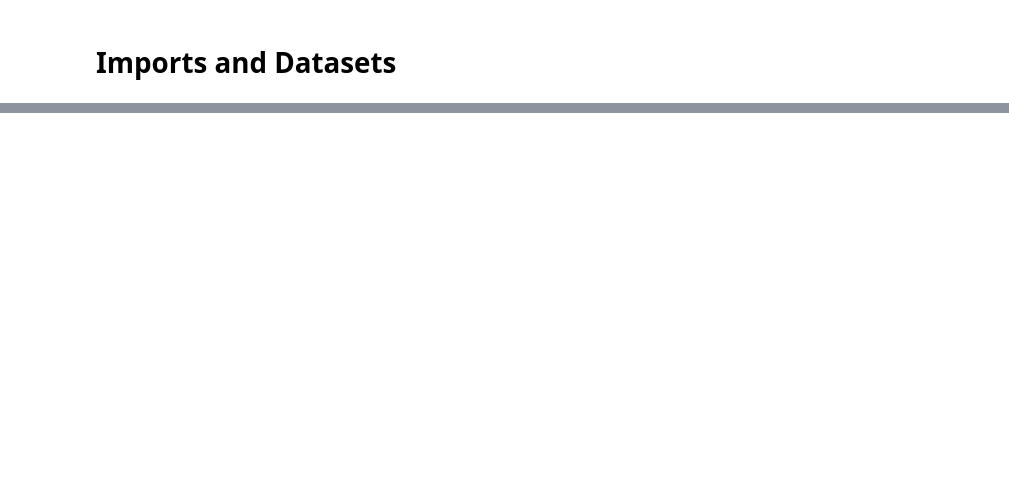
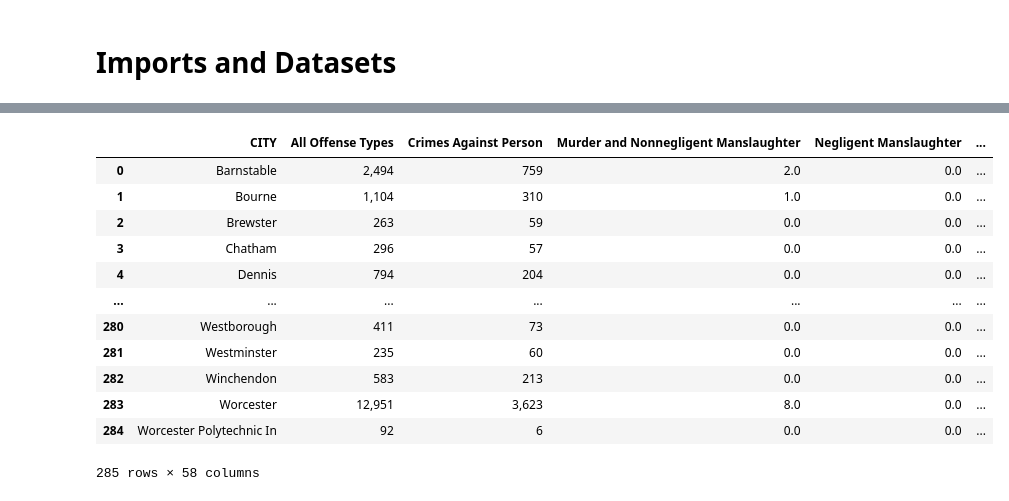
Before and after one commit to davprog9/MA-Housing-Analysis, a Jupyter notebook: Code/Analysis.ipynb, the cells around one changed output, grey strips where cells are left out. Cells and saved outputs as stored; diff of their text form; code cells hidden in the pictures; blank space fills up the shorter version.

Commit message:
More data cleaning performed, unnecessary columns dropped, replaced crime null values with 0

```diff
--- a/Code/Analysis.ipynb
+++ b/Code/Analysis.ipynb
@@ -7,12 +7,11 @@ from pathlib import Path
 
 
 # Creating a base directory (relative path)
-data_dir = Path("Data")
+data_dir = Path("../Data")
 pd.set_option('display.max_columns', None)
-#marketData = pd.read_csv(data_dir / "slim_massachusetts_housing_data.csv")
 
-##Mac Error Fix *Uncomment if needed*
-marketData = pd.read_csv("Data/slim_massachusetts_market_data.csv")
+
+marketData = pd.read_csv(data_dir / "slim_massachusetts_market_data.csv")
 
 # Skiprows for not reading the reader of the files
 Crime2024 = pd.read_csv(data_dir / "Number of Crimes by Offense Type_2024.csv", skiprows=5)
@@ -102,5 +171,17 @@ Crime2021 = Crime2021.drop(["Missing", "Unnamed: 59"], axis=1)
 Crime2022 = Crime2022.drop(["Missing", "Unnamed: 59"], axis=1)
 Crime2023 = Crime2023.drop(["Missing", "Unnamed: 59"], axis=1)
 Crime2024 = Crime2024.drop(["Missing", "Unnamed: 59"], axis=1)
+# %%
+# Filling null values with 0 - 0 indicates 0 occurances in the specified crime category
+Crime2015 = Crime2015.fillna(0)
+Crime2016 = Crime2016.fillna(0)
+Crime2017 = Crime2017.fillna(0)
+Crime2018 = Crime2018.fillna(0)
+Crime2019 = Crime2019.fillna(0)
+Crime2020 = Crime2020.fillna(0)
+Crime2021 = Crime2021.fillna(0)
+Crime2022 = Crime2022.fillna(0)
+Crime2023 = Crime2023.fillna(0)
+Crime2024 = Crime2024.fillna(0)
 # %%
 Crime2024.info()
@@ -107 +206,17 @@ Crime2024.info()
+# %%
+Crime2015
+# %% [output]
+|  | CITY | All Offense Types | Crimes Against Person | Murder and Nonnegligent Manslaughter | Negligent Manslaughter | ... |
+| 0 | Barnstable | 2,494 | 759 | 2.0 | 0.0 | ... |
+| 1 | Bourne | 1,104 | 310 | 1.0 | 0.0 | ... |
+| 2 | Brewster | 263 | 59 | 0.0 | 0.0 | ... |
+| 3 | Chatham | 296 | 57 | 0.0 | 0.0 | ... |
+| 4 | Dennis | 794 | 204 | 0.0 | 0.0 | ... |
+| ... | ... | ... | ... | ... | ... | ... |
+| 280 | Westborough | 411 | 73 | 0.0 | 0.0 | ... |
+| 281 | Westminster | 235 | 60 | 0.0 | 0.0 | ... |
+| 282 | Winchendon | 583 | 213 | 0.0 | 0.0 | ... |
+| 283 | Worcester | 12,951 | 3,623 | 8.0 | 0.0 | ... |
+| 284 | Worcester Polytechnic In | 92 | 6 | 0.0 | 0.0 | ... |
+285 rows × 58 columns
 # %%
```
Also changed, not shown: parts of 8 cells of this notebook.
